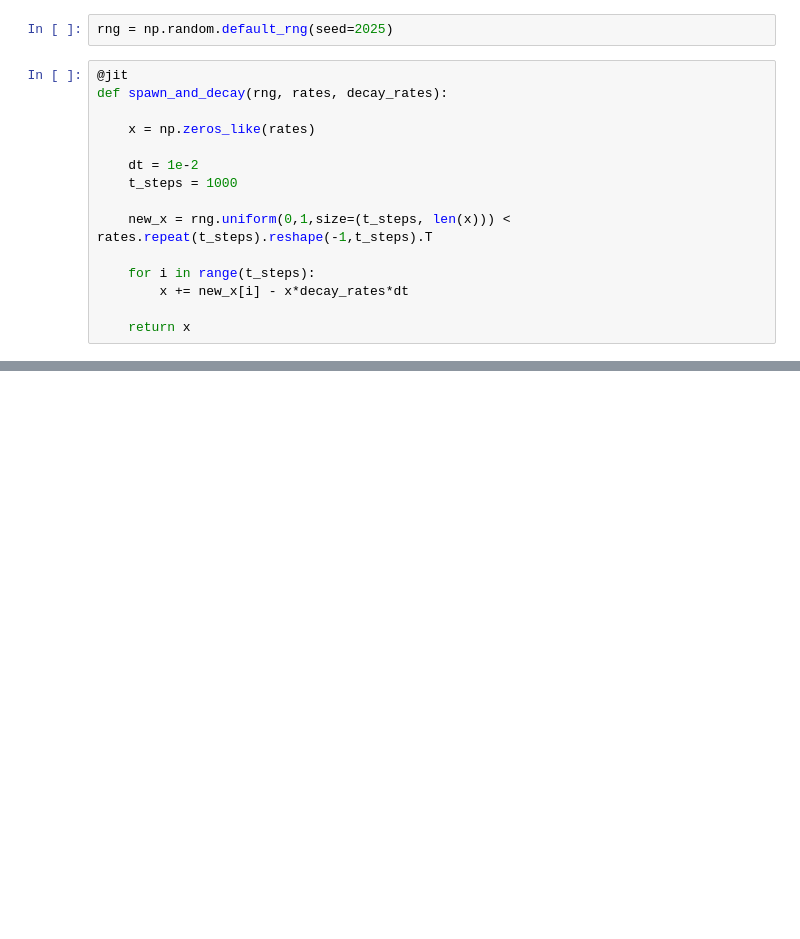
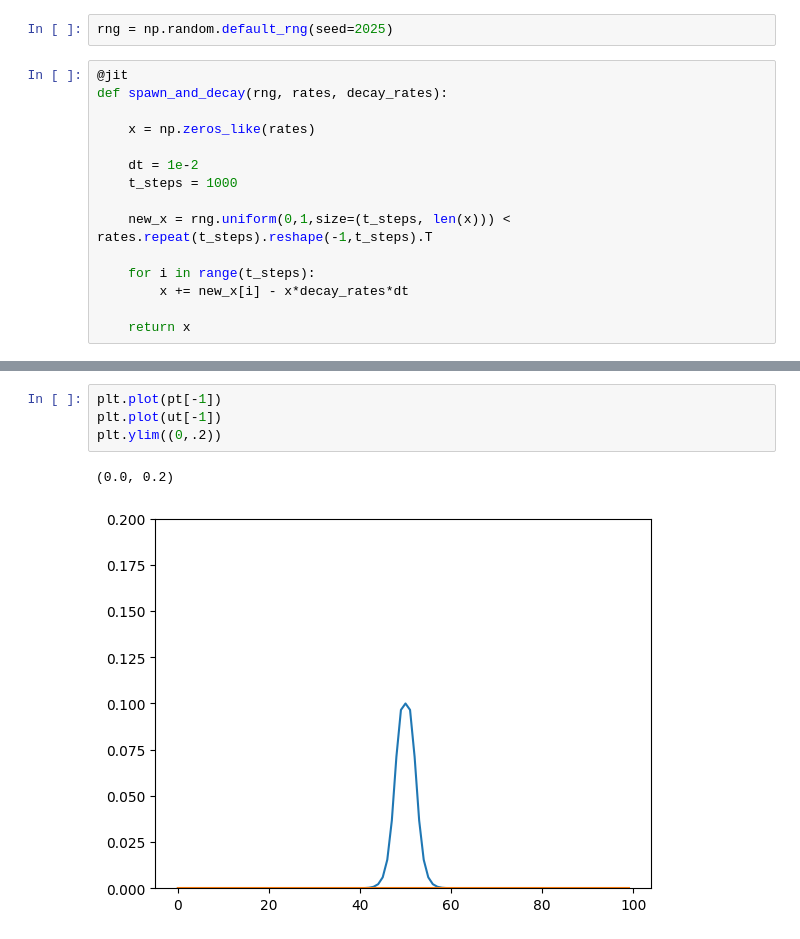
Before and after one commit to janko-petkovic/drawer, a Jupyter notebook: notebooks/proteins.ipynb, the cells around one changed output, grey strips where cells are left out. Cells and saved outputs as stored; diff of their text form; blank space fills up the shorter version.

```diff
--- a/notebooks/proteins.ipynb
+++ b/notebooks/proteins.ipynb
@@ -133,0 +224,7 @@ plt.hist(rates, bins=100);
+# %%
+plt.plot(pt[-1])
+plt.plot(ut[-1])
+plt.ylim((0,.2))
+# %% [output]
+(0.0, 0.2)
+[figure, added]
```
Also changed, not shown: parts of 8 cells of this notebook, 1 other file.
